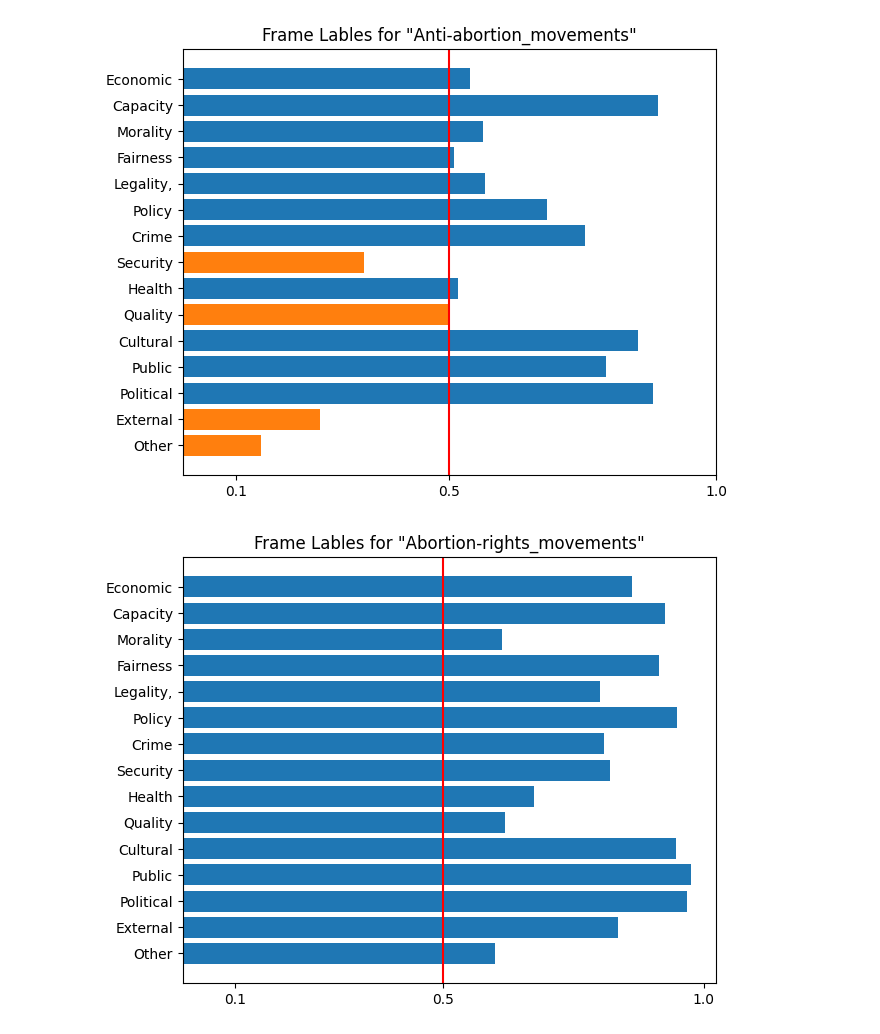
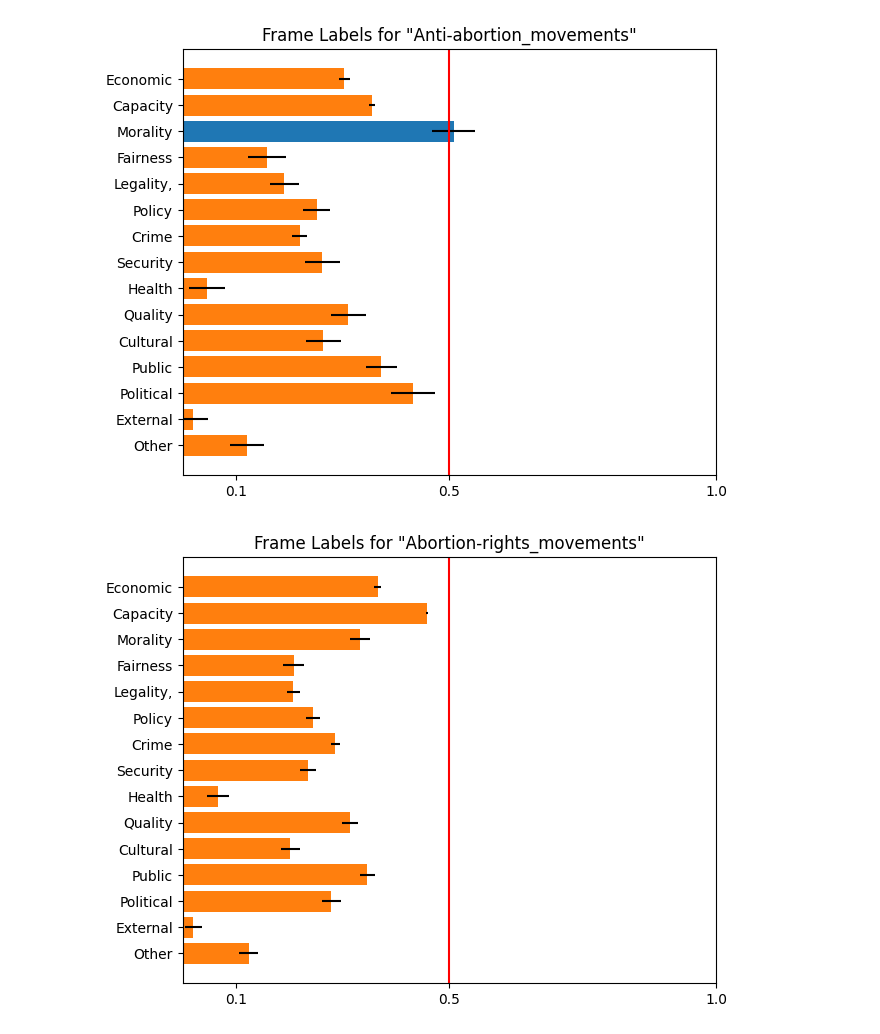
Before and after one commit to NicoOhler/wikipedia_framing_analysis, a Jupyter notebook: demo.ipynb, the cells around one changed output. Drawn from its saved outputs; the diff is of its cells as text; code cells hidden in the pictures.

Commit message:
Split articles in sentences, store articles locally

```diff
--- a/demo.ipynb
+++ b/demo.ipynb
@@ -51,6 +51,9 @@ base_model = 'all-mpnet-base-v2'
 framing_dimensions = framedimensions.FramingDimensions(base_model, dimensions, pole_names)
 # %%
 import requests
+import nltk
+# nltk.download('punkt') # need to download punkt once
+
 
 def read_files(filenames):
     files = []
@@ -59,17 +62,22 @@ def read_files(filenames):
             files.append(file.read())
     return files
 
-def clean_string(text): # ? might not work for all articles, need to test
+def clean_string(text, remove_headers=True, remove_enumerations=True): # ? might not work for all articles, need to test
     text = re.split(r"==See also==", text)[0] # remove everything after "See also"
     text = re.sub(r'\{\{Asof\|(\d{4})\|(\d{1,2})\}\}', r'as of \2/\1', text) # replace {{Asof|YYYY|MM}} with as of MM/YYYY
     text = re.sub(r'\{\{.*}}', '', text) # remove {{}}
     text = re.sub(r'&lt;!--.*?-->', "", text) # remove <!--...-->
-    text = re.sub(r'\n\* ', '\n', text) # remove enumeration symbol *
+    if remove_enumerations:
+        text = re.sub(r'\n\*.*', '\n', text)
+    else:
+        text = re.sub(r'\n\* ', '\n', text) # remove enumeration symbol *
     text = re.sub(r'\n#', '\n', text) # remove enumeration symbol #
     text = re.sub(r'&lt;ref.*?&lt;/ref>', "", text) # remove <ref>...</ref>
     text = re.sub(r"&lt;ref.*/>", "", text) # remove <ref ... />
-    text = re.sub(r"==+", "", text) # remove ==, ===, ====, ...
-    text = re.sub(r"==+", "", text) # remove ==, ===, ====, ...
+    if remove_headers:
+        text = re.sub(r"==+.*==+\n", "", text) # remove lines containing ==, ===, ====, ...
+    else:
+        text = re.sub(r"==+", "", text) # remove ==, ===, ====, ...
     text = re.sub(r"'+", "", text) # remove ''', '''', ...
     text = re.sub(r'\xa0', ' ', text) # replace non-breaking space with space
     text = re.sub(r'\[\[File:(?:\[\[[^\]]*?\]\]|.)*?\]\]', "", text) # remove [[File:...]]
@@ -89,9 +97,22 @@ def fetch_wiki_articles(articles): # ? might not work for all articles, need to
         text = extract_source(response.text)
         article_texts.append(clean_string(text))
     return article_texts
+
+def tokenize_articles(articles):
+    tokenized_articles = []
+    for article in articles:
+        tokenized_articles.append(nltk.sent_tokenize(article))
+    return tokenized_articles
+
+def store_articles(articles, file_names):
+    for i in range(len(articles)):
+        with open("articles/" + file_names[i], 'w',encoding="utf8") as file:
+            file.write(articles[i])
 # %%
 # fetch articles directly from wikipedia or use the ones in the articles folder
 article_titles = ["Anti-abortion_movements", "Abortion-rights_movements"]
 articles = fetch_wiki_articles(article_titles)
 # articles = [clean_string(article) for article in read_files(article_titles)]
+# store_articles(articles, article_titles)
+articles = tokenize_articles(articles)
 # %%
@@ -119,15 +124,15 @@ Because of the ongoing discrimination that women face around the world, many org
 # %%
 for i in range(len(articles)):
-    labels = framing_labels([articles[i]])
+    labels = framing_labels(articles[i])
     labels_df = pd.DataFrame(labels)
     _, ax = framing_labels.visualize(labels_df.mean().to_dict(), xerr=labels_df.sem())
     ax.xaxis.set_major_formatter(mticker.ScalarFormatter())
     plt.xticks([0.1, 0.5, 1])
-    plt.title('Frame Lables for "' + article_titles[i] + '"')
+    plt.title('Frame Labels for "' + article_titles[i] + '"')
     plt.axvline(0.5, color="red")
     plt.show()
 # %% [output]
-[figure, old version]
+[figure, new version]
-[figure, old version]
+[figure, new version]
 # %%
 for i in range(len(articles)):
```
Also changed, not shown: parts of 2 cells of this notebook, 2 other files.
